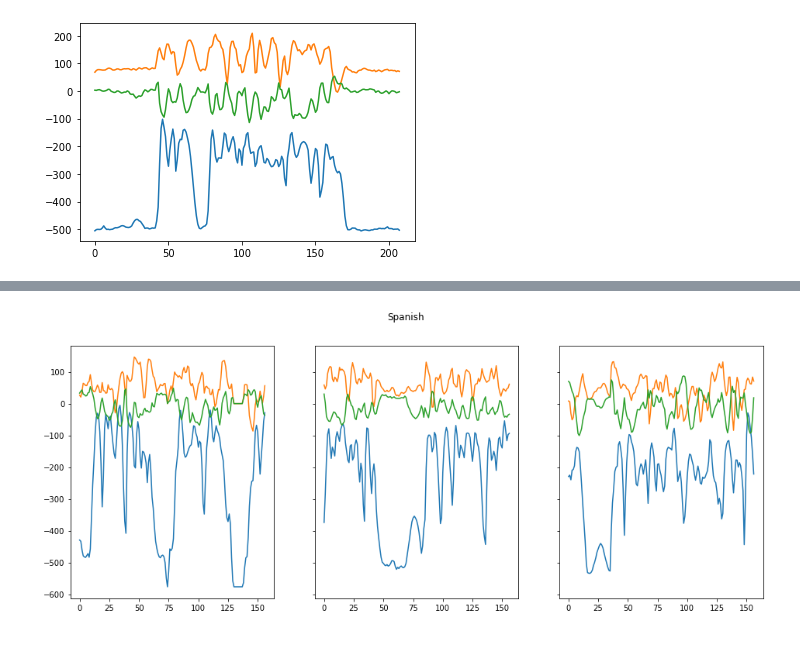
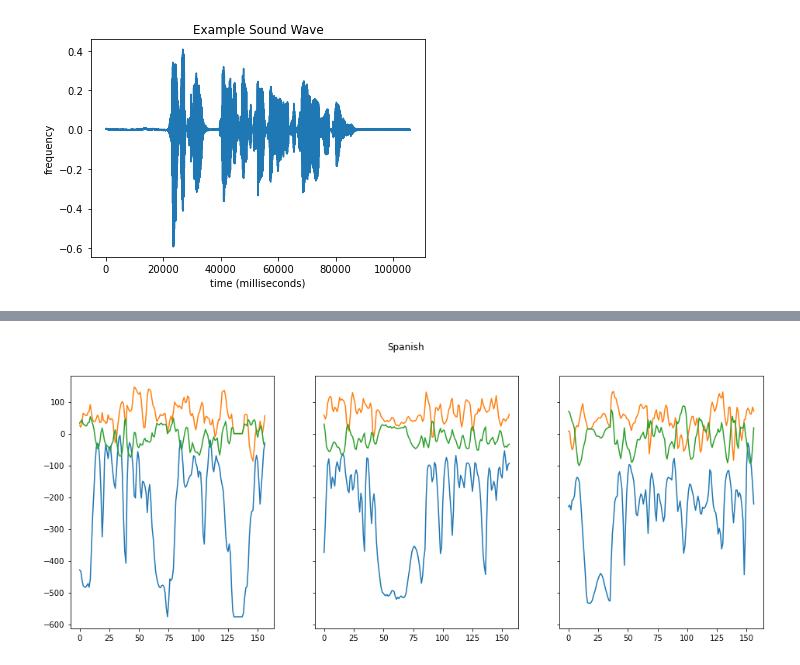
Before and after one commit to lukeheeringa/language_classification, a Jupyter notebook: code/08_mfcc_EDA.ipynb, the cells around one changed output, grey strips where cells are left out. Saved outputs shown, nothing was run; the diff lists cells and outputs as text; code cells hidden in the pictures.

```diff
--- a/code/mfcc_EDA.ipynb
+++ b/code/08_mfcc_EDA.ipynb
@@ -26,5 +25,8 @@ plt.show()
-# %%
-plt.plot(sample_mfcc3.T)
-plt.show()
-# %% [output]
-[figure, removed]
+# %%
+plt.plot(sample)
+plt.title('Example Sound Wave')
+plt.xlabel('time (milliseconds)')
+plt.ylabel('frequency')
+plt.show()
+# %% [output]
+[figure, added]
```
Also changed, not shown: parts of 25 cells of this notebook, 15 other files.
